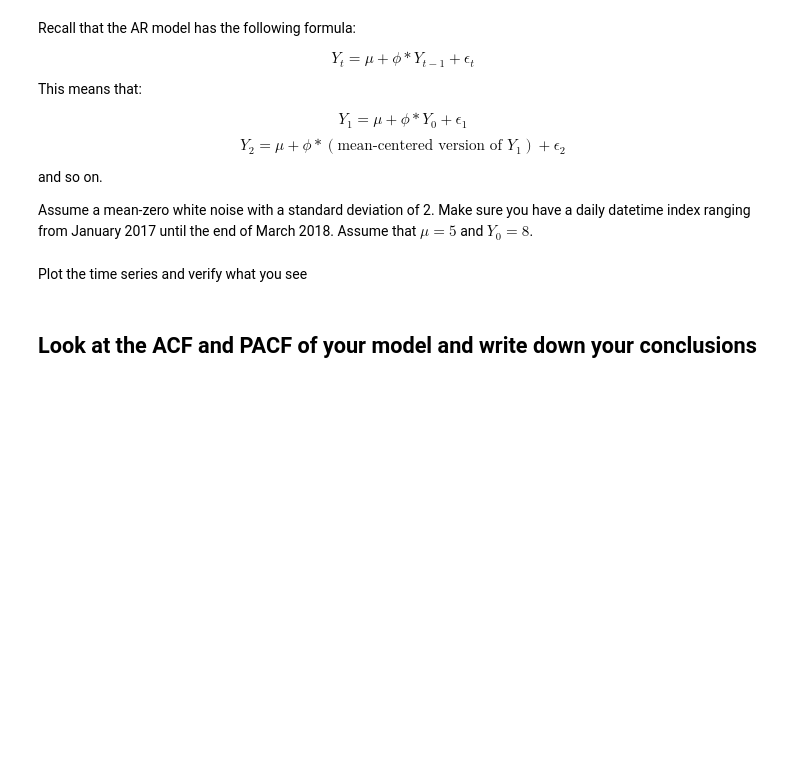
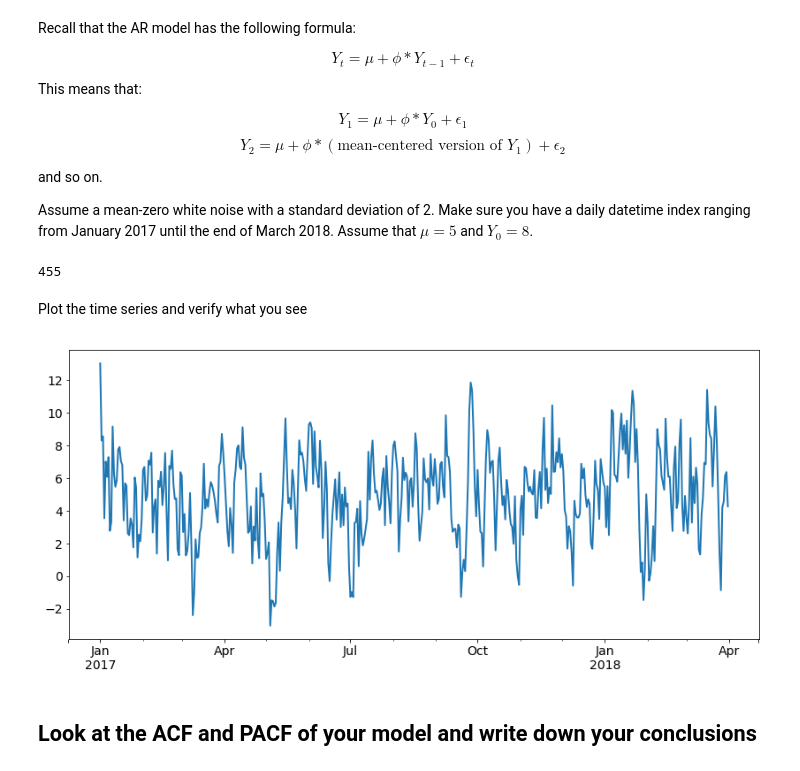
Before and after one commit to learn-co-curriculum/dsc-arma-models-statsmodels, a Jupyter notebook: index.ipynb, the cells around one changed output. Saved outputs shown, nothing was run; the diff lists cells and outputs as text; code cells hidden in the pictures; blank space fills up the shorter version.

Commit message:
ALERT: Cell Mismatch. Auto-create curriculum branch from solution + master

```diff
--- a/index.ipynb
+++ b/index.ipynb
@@ -34,14 +39,44 @@ Assume a mean-zero white noise with a standard deviation of 2. Make sure you hav
 np.random.seed(11225)
 
 # create a series with the specified dates
+# %%
+# __SOLUTION__
+# keep the random seed
+np.random.seed(11225)
+
+# create a series with the specified dates
+dates = pd.date_range('2017-01-01', '2018-03-31')
+len(dates)
+# %% [output]
+455
 # %%
 # store the parameters
+# %%
+# __SOLUTION__
+error = np.random.normal(0,2,len(dates))
+Y_0 = 8
+mu = 5
+phi = 0.7
 # %%
 # generate the time series according to the formula
+# %%
+# __SOLUTION__
+TS = [None] * len(dates)
+y = Y_0
+for i, row in enumerate(dates):
+    TS[i] = mu + y * phi + error[i]
+    y = TS[i] - mu
 # %% [markdown]
 Plot the time series and verify what you see
 # %%
 # plot here
+# %%
+# __SOLUTION__
+series =  pd.Series(TS, index=dates)
+
+series.plot(figsize=(14,6), linewidth=2, fontsize=14);
+# %% [output]
+[figure, added]
 # %% [markdown]
 ## Look at the ACF and PACF of your model and write down your conclusions
 # %% [markdown]
```
Also changed, not shown: parts of 13 cells of this notebook, 10 other files.
